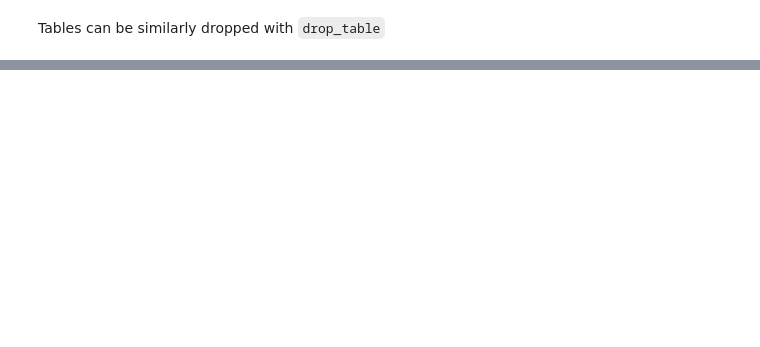
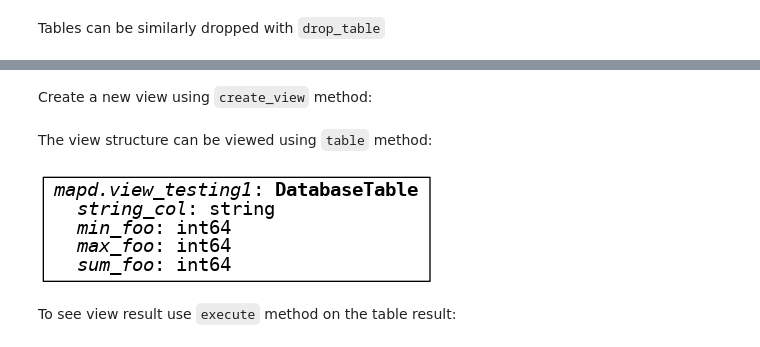
Before and after one commit to Quansight/ibis-mapd-tutorials, a Jupyter notebook: settings/5-IO-Create-Insert-External-Data.ipynb, the cells around one changed output, grey strips where cells are left out. Drawn from its saved outputs; the diff is of its cells as text; code cells hidden in the pictures; blank space fills up the shorter version.

```diff
--- a/settings/5-IO-Create-Insert-External-Data.ipynb
+++ b/settings/5-IO-Create-Insert-External-Data.ipynb
@@ -136,3 +140,0 @@ con.create_table('testing_table2', schema=t)
-# %%
-con.insert('testing_table2', df)
-con.table('testing_table2')
@@ -153,0 +184,2 @@ Here's some of the features, which we'll give examples for:
+# %% [markdown]
+Create a new view using `create_view` method:
@@ -153,0 +188,8 @@ Here's some of the features, which we'll give examples for:
+# %% [markdown]
+The view structure can be viewed using `table` method:
+# %%
+con.table('view_testing1')
+# %% [output]
+[figure, added]
+# %% [markdown]
+To see view result use `execute` method on the table result:
```
Also changed, not shown: parts of 85 cells of this notebook.
